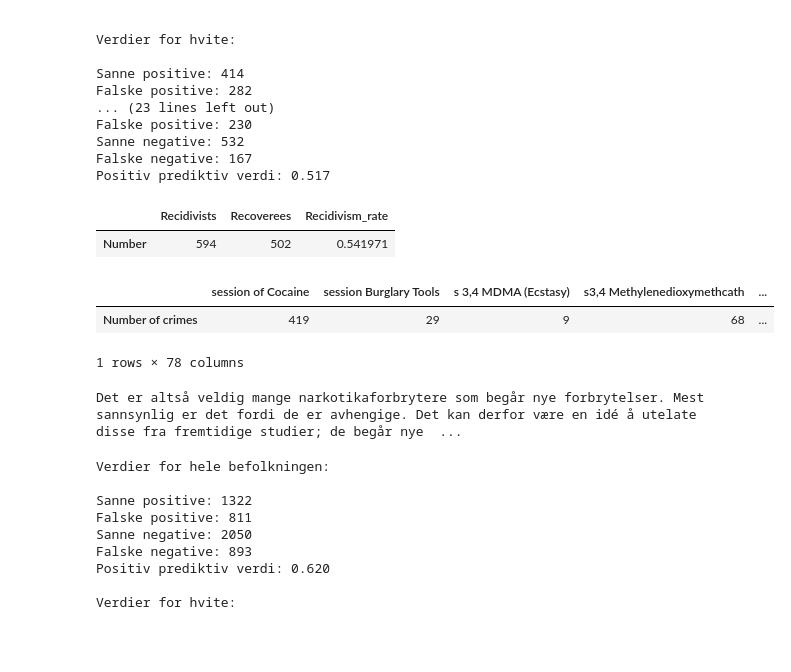
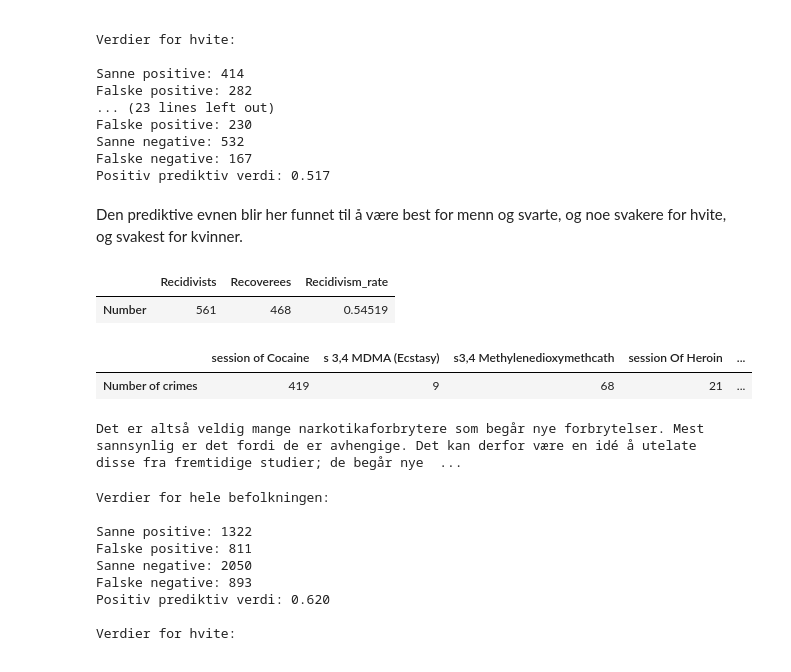
Before and after one commit to Fredstandal/HON2200_prosjekt_1, a Jupyter notebook: COMPAS data investigation.ipynb, the cells around one changed output. Drawn from its saved outputs; the diff is of its cells as text; code cells hidden in the pictures.

Commit message:
Tried excluding non-drug things (manually)

```diff
--- a/COMPAS data investigation.ipynb
+++ b/COMPAS data investigation.ipynb
@@ -7,6 +7,8 @@ import matplotlib.pyplot as plt
 from sklearn.inspection import PartialDependenceDisplay
 from sklearn import tree
 import time
+
+pd.options.display.max_columns = None
 # %%
 compas_scores_two_y_unmodified = pd.read_csv('data/compas-scores-two-years.csv')
 
@@ -141,6 +143,8 @@ Falske positive: 230
 Sanne negative: 532
 Falske negative: 167
 Positiv prediktiv verdi: 0.517
+# %% [markdown]
+Den prediktive evnen blir her funnet til å være best for menn og svarte, og noe svakere for hvite, og svakest for kvinner.
 # %%
 #Se om narkotikaforbrytelser har høyere tilbakefallsrate
 
@@ -150,40 +154,49 @@ drugs = dict()
 
 def countRecidivism(v, counter_recidivist, counter_recoveree):
     if (v == 1):
         counter_recidivist += 1
         return False, counter_recidivist, counter_recoveree
     else:
         counter_recoveree += 1
         return True, counter_recidivist, counter_recoveree
 
 def countDrug(m):
     drug = m.group(1)
     if (drug in drugs):
         drugs[drug] += 1
     else:
         drugs[drug] = 1
     return drug, drugs[drug]
 
 for r in compas_scores_two_y.iloc:
     m = re.match(".*Pos(.*)", str(r['c_charge_desc'])) # m = re.match(".*Possession of (.*)", str(r['r_charge_desc']))
     if (m == None):
         continue
-    _, drug_recidivist, drug_recoveree = countRecidivism(r['two_year_recid'], drug_recidivist, drug_recoveree)
-    countDrug(m)
+    a = re.match(".*Burg(.*)", str(r['c_charge_desc']))
+    b = re.match(".*Wep(.*)", str(r['c_charge_desc']))
+    c = re.match(".*Fire(.*)", str(r['c_charge_desc']))
+    d = re.match(".*DL(.*)", str(r['c_charge_desc']))
+    e = re.match(".*Driver(.*)", str(r['c_charge_desc']))
+    g = re.match(".*Counterfeit(.*)", str(r['c_charge_desc']))
+    h = re.match(".*Shoplift(.*)", str(r['c_charge_desc']))
+    k = re.match(".*Id(.*)", str(r['c_charge_desc']))
+    if all(x is None for x in [a, b, c, d, e, g, h, k]):
+        _, drug_recidivist, drug_recoveree = countRecidivism(r['two_year_recid'], drug_recidivist, drug_recoveree)
+        countDrug(m)
+
 
 drug_recidivism = pd.DataFrame(data=drugs, index=["Number of crimes"])
 #drug_recidivism = drug_recidivism.add(pd.Series({"Recidivists": drug_recidivist, "Recoverees": drug_recoveree}))
 drug_stats = pd.DataFrame(index=["Number"]);
 drug_stats = drug_stats.assign(Recidivists = drug_recidivist, Recoverees = drug_recoveree, Recidivism_rate = drug_recidivist/(drug_recidivist + drug_recoveree))
 display(drug_stats, drug_recidivism)
 print('Det er altså veldig mange narkotikaforbrytere som begår nye forbrytelser. Mest sannsynlig er det fordi de er avhengige. Det kan derfor være en idé å utelate disse fra fremtidige studier; de begår nye forbrytelser av en helt annen grunn enn de fleste andre forbrytere, og gjør derfor dataene skjeve.')
 # %% [output]
 |  | Recidivists | Recoverees | Recidivism_rate |
-| Number | 594 | 502 | 0.541971 |
+| Number | 561 | 468 | 0.54519 |
-|  | session of Cocaine | session Burglary Tools | s 3,4 MDMA (Ecstasy) | s3,4 Methylenedioxymethcath | ... |
-| Number of crimes | 419 | 29 | 9 | 68 | ... |
+|  | session of Cocaine | s 3,4 MDMA (Ecstasy) | s3,4 Methylenedioxymethcath | session Of Heroin | ... |
+| Number of crimes | 419 | 9 | 68 | 21 | ... |
-1 rows × 78 columns
+Det er altså veldig mange narkotikaforbrytere som begår nye forbrytelser. Mest sannsynlig er det fordi de er avhengige. Det kan derfor være en idé å utelate disse fra fremtidige studier; de begår nye  ...
-Det er altså veldig mange narkotikaforbrytere som begår nye forbrytelser. Mest sannsynlig er det fordi de er avhengige. Det kan derfor være en idé å utelate disse fra fremtidige studier; de begår nye  ...
 # %%
 mask = compas_scores_two_y['c_charge_desc'].apply(lambda x: re.match(".*Pos(.*)", str(x)) is None) # mask = compas_scores_two_y['c_charge_desc'].apply(lambda x: re.match(".*Pos(.*)", str(x)) is None)
 compas_scores_two_y_no_drugs = compas_scores_two_y[mask].reset_index(drop=True)
```
